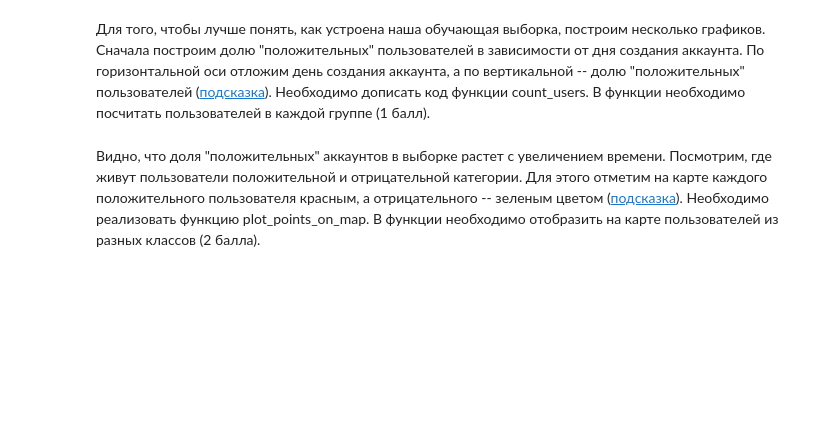
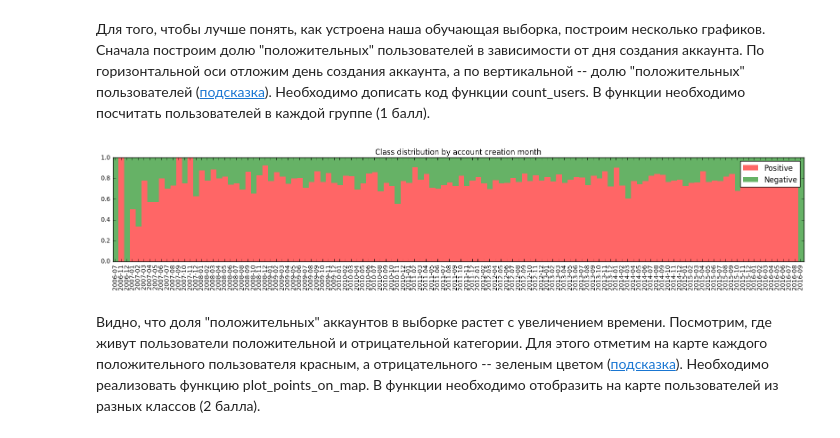
Before and after one commit to lapsya/technosphere_dm_1, a Jupyter notebook: homework-1-st.ipynb, the cells around one changed output. Drawn from its saved outputs; the diff is of its cells as text; code cells hidden in the pictures; blank space fills up the shorter version.

Commit message:
download users info & draw class distribution plot

```diff
--- a/homework-1-st.ipynb
+++ b/homework-1-st.ipynb
@@ -236,6 +236,8 @@ def get_user_records(df):
     users_100 = []
     i = 0
     for record in df.values:
+        if int(record[0]) in processed_users:
+            continue
         users_100.append(int(record[0]))
         i += 1
         if 100 == i:
@@ -267,11 +269,11 @@ def get_user_records(df):
 
 user_records = get_user_records(df_users)
 
-#print "Creating data frame from loaded data"
+print "Creating data frame from loaded data"
 df_records = pd.DataFrame(user_records, columns=["uid", "name", "screen_name", "description", "verified", "location", "lat", "lon", "country", "created_at", "followers_count", "friends_count", "statuses_count", "favourites_count", "listed_count"])
-#print "Merging data frame with the training set"
+print "Merging data frame with the training set"
 df_full = pd.merge(df_users, df_records, on="uid", how="left")
-#print "Finished building data frame"
+print "Finished building data frame"
 
 #api.GetUser(user_id='202388889').screen_name
 # %% [output]
@@ -280,3 +280,0 @@ KeyboardInterrupt:
-# %%
-a = {'meow' : 'meow1'}
-a[0]
@@ -292,33 +296,51 @@ def count_users(grouped):
     Counts number of positive and negative users
     created at each date.
 
     Returns:
         count_pos -- 1D numpy array with the counts of positive users created at each date
         count_neg -- 1D numpy array with the counts of negative users created at each date
         dts -- a list of date strings, e.g. ['2014-10', '2014-11', ...]
     """
     dts = []
     count_pos, count_neg = np.zeros(len(grouped)), np.zeros(len(grouped))
     # your code here
+    # 'cls' field
+    i = 0
+    for group in grouped:
+        if group[0] != "NA":
+            dts.append(group[0])
+            pos_sum = 0
+            neg_sum = 0
+            for u in group[1]['cls']:
+                if not isnan(u):
+                    if u != 0:
+                        pos_sum += 1
+                    else:
+                        neg_sum += 1
+            count_pos[i] = pos_sum
+            count_neg[i] = neg_sum
+            i += 1
     return count_pos, count_neg, dts
 
 
 grouped = df_full.groupby(map(lambda dt: dt if pd.notnull(dt) else "NA", df_full["created_at"]))
 count_pos, count_neg, dts = count_users(grouped)
 
 fraction_pos = count_pos / (count_pos + count_neg + 1e-10)
 fraction_neg = 1 - fraction_pos
 
 sort_ind = np.argsort(dts)
 
 pl.figure(figsize=(20, 3))
 pl.bar(np.arange(len(dts)), fraction_pos[sort_ind], width=1.0, color='red', alpha=0.6, linewidth=0, label="Positive")
 pl.bar(np.arange(len(dts)), fraction_neg[sort_ind], bottom=fraction_pos[sort_ind], width=1.0, color='green', alpha=0.6, linewidth=0, label="Negative")
 pl.xticks(np.arange(len(dts)) + 0.4, sorted(dts), rotation=90)
 pl.title("Class distribution by account creation month")
 pl.xlim(0, len(dts))
 pl.legend()
 pl.show()
+# %% [output]
+[figure, added]
 # %% [markdown]
 Видно, что доля "положительных" аккаунтов в выборке растет с увеличением времени. Посмотрим, где живут пользователи положительной и отрицательной категории. Для этого отметим на карте каждого положительного пользователя красным, а отрицательного -- зеленым цветом ([подсказка](http://stroykova.github.io/sphera/l1_2.png)). Необходимо реализовать функцию plot_points_on_map. В функции необходимо отобразить на карте пользователей из разных классов (2 балла).
 # %%
```
Also changed, not shown: parts of 4 cells of this notebook, 1 other file.
